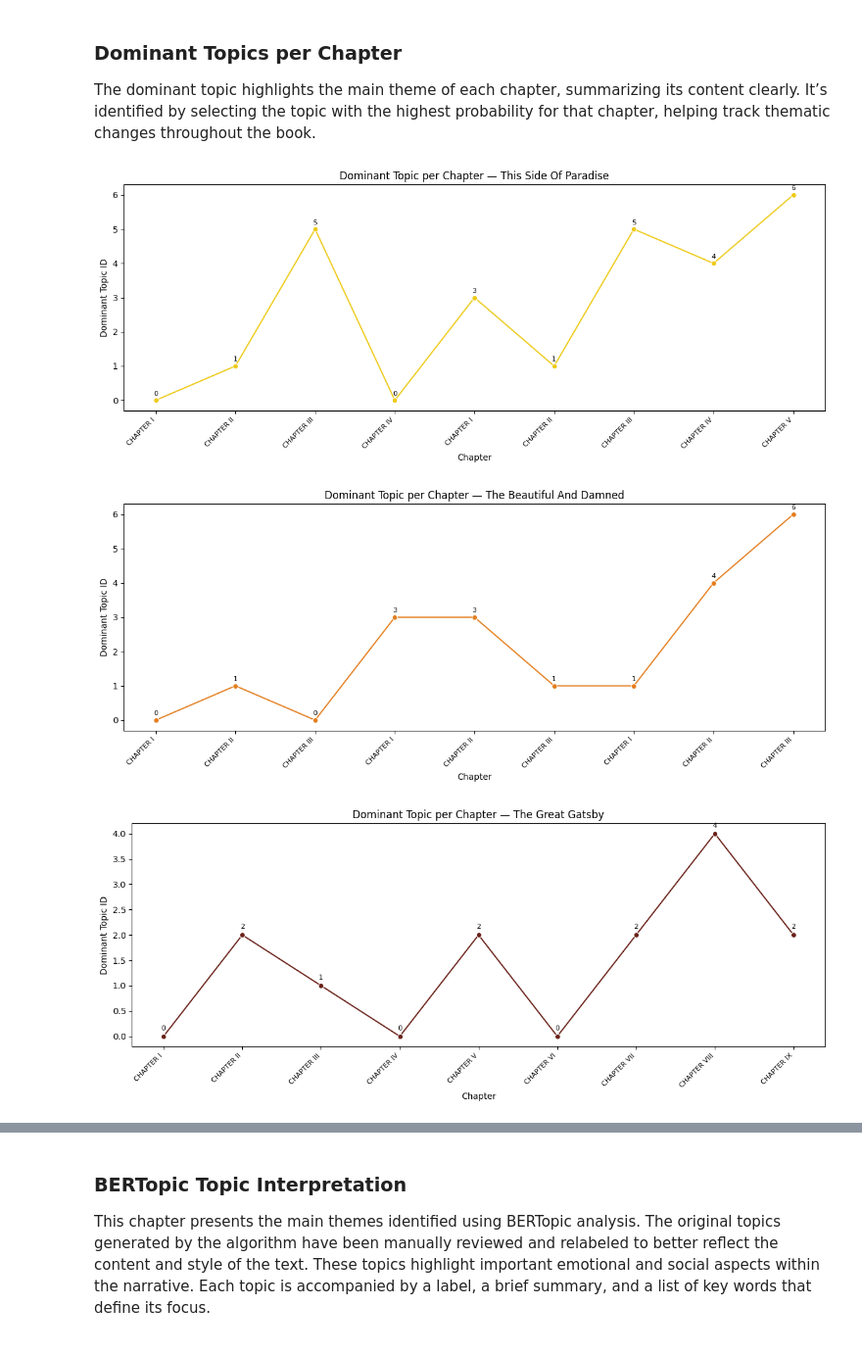
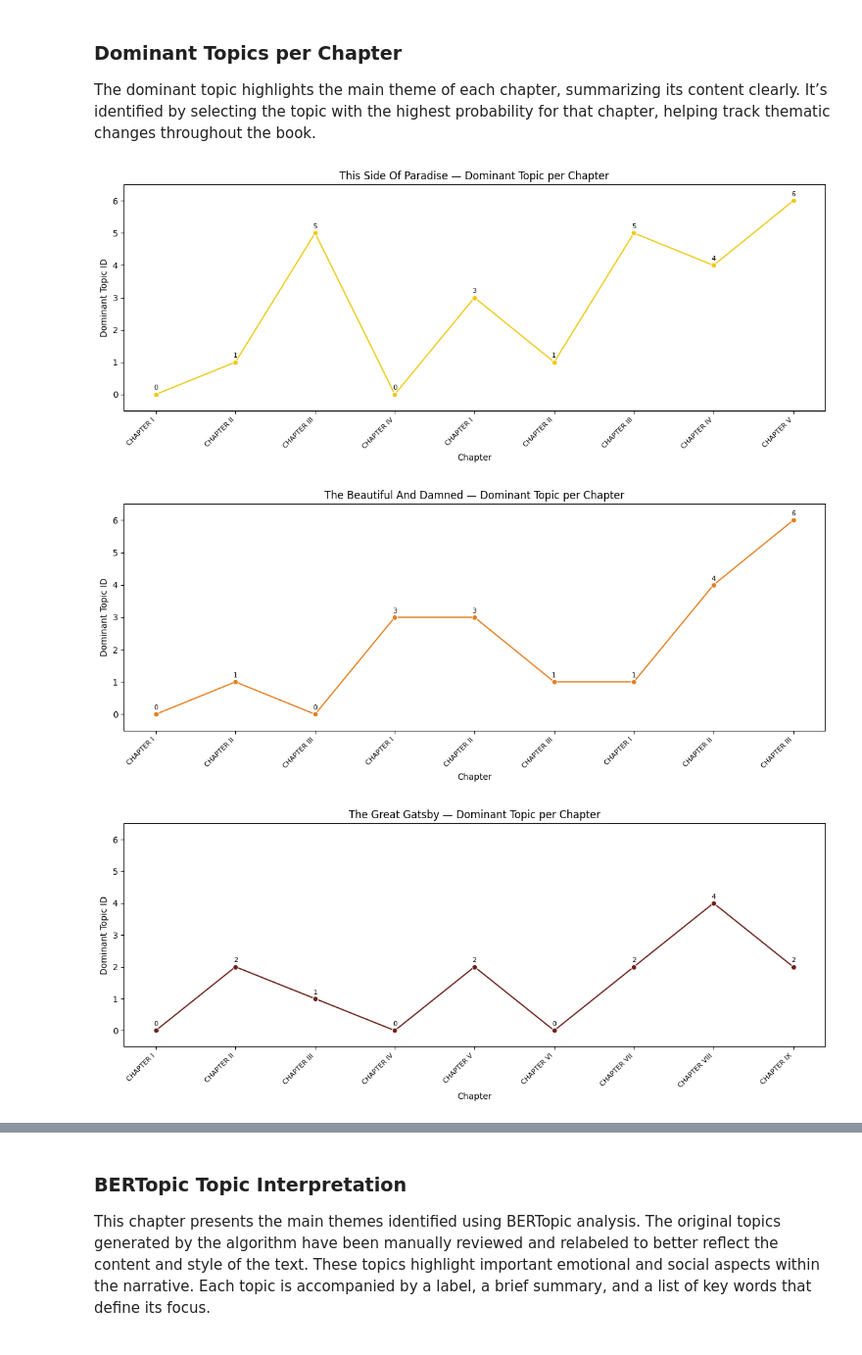
Before and after one commit to herrerovir/Fitzgerald-sentiment-topic-analysis, a Jupyter notebook: notebooks/03-topic-modeling-fitzgerald.ipynb, the cells around one changed output, grey strips where cells are left out. Shown at 98% size. Drawn from its saved outputs; the diff is of its cells as text; code cells hidden in the pictures.

```diff
--- a/notebooks/03-topic-modeling-fitzgerald.ipynb
+++ b/notebooks/03-topic-modeling-fitzgerald.ipynb
@@ -803,7 +804,7 @@ for book_name, group in df.groupby("book"):
     # Plot heatmap
     plt.figure(figsize = (7, 5))
     ax = sns.heatmap(heat_data, cmap = "YlOrBr", linewidths = 0.5, cbar_kws = {"label": "Topic Probability"})
-    plt.title(f"Topic Distribution per Chapter: {book_name}")
+    plt.title(f"{book_name} — LDA Topic Distribution per Chapter", pad = 20)
     plt.xlabel("Topic")
     plt.ylabel("Chapter")
     plt.tight_layout()
@@ -1154,7 +1155,7 @@ for book, group in probs_df.groupby("book"):
 
     plt.figure(figsize = (7, 5))
     sns.heatmap(heat_data, cmap = "YlOrBr", linewidths = 0.5, cbar_kws = {"label": "Topic Probability"})
-    plt.title(f"BERTopic Topic Distribution per Chapter: {book}")
+    plt.title(f"{book} — BERTopic Topic Distribution per Chapter", pad = 20)
     plt.xlabel("Topic")
     plt.ylabel("Chapter")
     plt.tight_layout()
@@ -1240,7 +1241,7 @@ def plot_top_words_for_topic(topic_model, topic_id, top_n = 10):
 
     plt.figure(figsize = (7, 5))
     sns.barplot(x = scores, y = words, palette = "YlOrBr_r")
-    plt.title(f"Top {top_n} Keywords for Topic {topic_id}")
+    plt.title(f"BERTopic Topic {topic_id} — Top 10 Keywords", pad = 10)
     plt.xlabel("Importance")
     plt.ylabel("Words")
     plt.tight_layout()
@@ -1265,34 +1266,36 @@ colors = ["#eeca16", "#e47e1e", "#6a2119"]
 
 # Prepare data
 chapter_labels = [
     f"{meta['book'].replace('-', ' ').title()} - {meta['chapter_title']}"
     for meta in chapter_metadata
 ]
 
 df_plot = topic_model.get_document_info(documents).copy()
 df_plot["Book"] = [meta["book"].replace('-', ' ').title() for meta in chapter_metadata]
 df_plot["Chapter"] = [meta["chapter_title"] for meta in chapter_metadata]
 df_plot["Chapter_Label"] = chapter_labels
 
 # Create individual plots per book
 unique_books = df_plot["Book"].unique()
 
 for book, color in zip(unique_books, colors):
     book_data = df_plot[df_plot["Book"] == book].reset_index(drop=True)
 
     plt.figure(figsize=(12, 5))
     sns.lineplot(data = book_data, x = book_data.index, y = "Topic", marker = "o", sort = False, color = color)
 
+    plt.ylim(df_plot["Topic"].min() - 0.5, df_plot["Topic"].max() + 0.5)  # add extra space on top
+
     # Add labels above markers
     for i, topic_id in enumerate(book_data["Topic"]):
         plt.text(i, topic_id + 0.1, str(topic_id), ha = "center", va = "bottom", fontsize = 8)
 
-    plt.title(f"Dominant Topic per Chapter — {book}")
+    plt.title(f"{book} — Dominant Topic per Chapter")
     plt.xlabel("Chapter")
     plt.ylabel("Dominant Topic ID")
     plt.xticks(book_data.index, book_data["Chapter"], rotation = 45, ha ="right", fontsize = 8)
     plt.tight_layout()
 # %% [output]
-[figure, old version]
+[figure, new version]
-[figure, old version]
+[figure, new version]
-[figure, old version]
+[figure, new version]
```
Also changed, not shown: parts of 14 cells of this notebook.
